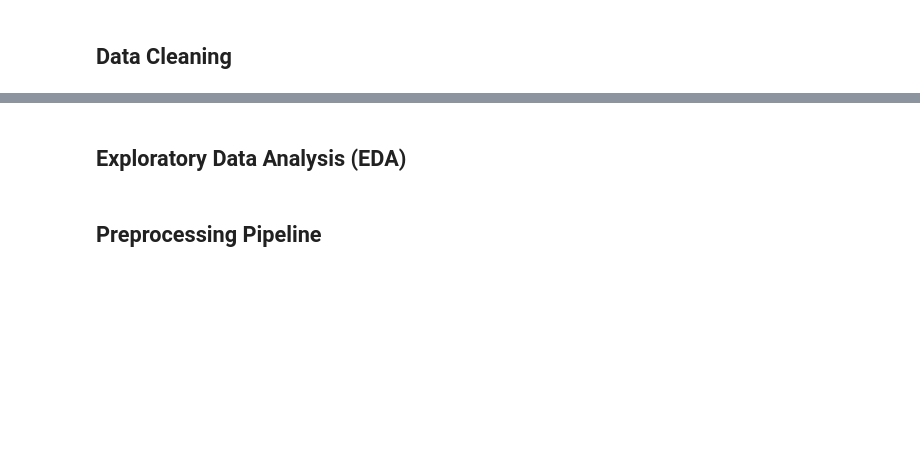
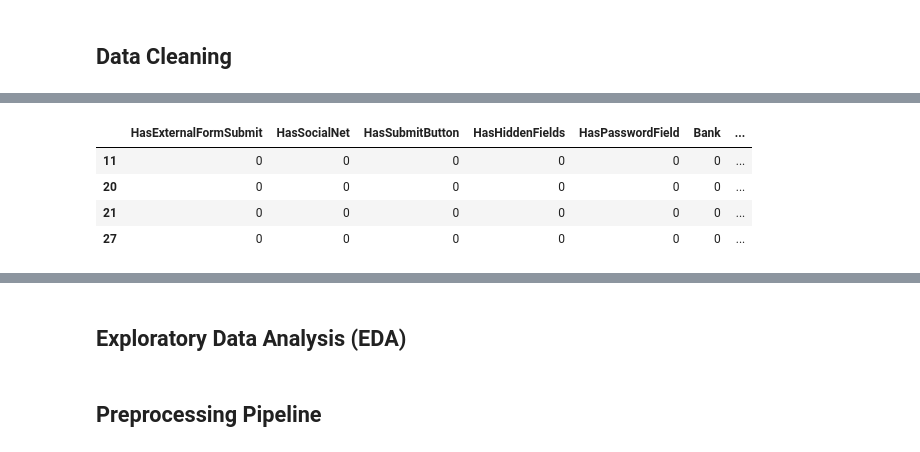
Before and after one commit to nafisa-n01/Phishing-URL-Detection, a Jupyter notebook: Phishing_URL_Detection.ipynb, the cells around one changed output, grey strips where cells are left out. Drawn from its saved outputs; the diff is of its cells as text; code cells hidden in the pictures; blank space fills up the shorter version.

```diff
--- a/Phishing_URL_Detection.ipynb
+++ b/Phishing_URL_Detection.ipynb
@@ -55,0 +156,8 @@ else:
+# %%
+text_cols = ["FILENAME", "URL", "Domain", "TLD", "Title"]
+
+phishing = df[df["label"] == 0]
+legit = df[df["label"] == 1]
+
+print("Phishing rows:", len(phishing))
+print("Legitimate rows:", len(legit))
@@ -55,0 +197,15 @@ else:
+# %%
+page_cols = [
+    "HasExternalFormSubmit", "HasSocialNet", "HasSubmitButton",
+    "HasHiddenFields", "HasPasswordField", "Bank", "Pay", "Crypto",
+    "HasCopyrightInfo", "NoOfImage", "NoOfCSS", "NoOfJS",
+    "NoOfSelfRef", "NoOfEmptyRef", "NoOfExternalRef"
+]
+# %%
+phishing[page_cols].head(4)
+# %% [output]
+|  | HasExternalFormSubmit | HasSocialNet | HasSubmitButton | HasHiddenFields | HasPasswordField | Bank | ... |
+| 11 | 0 | 0 | 0 | 0 | 0 | 0 | ... |
+| 20 | 0 | 0 | 0 | 0 | 0 | 0 | ... |
+| 21 | 0 | 0 | 0 | 0 | 0 | 0 | ... |
+| 27 | 0 | 0 | 0 | 0 | 0 | 0 | ... |
```
Also changed, not shown: parts of 29 cells of this notebook.
